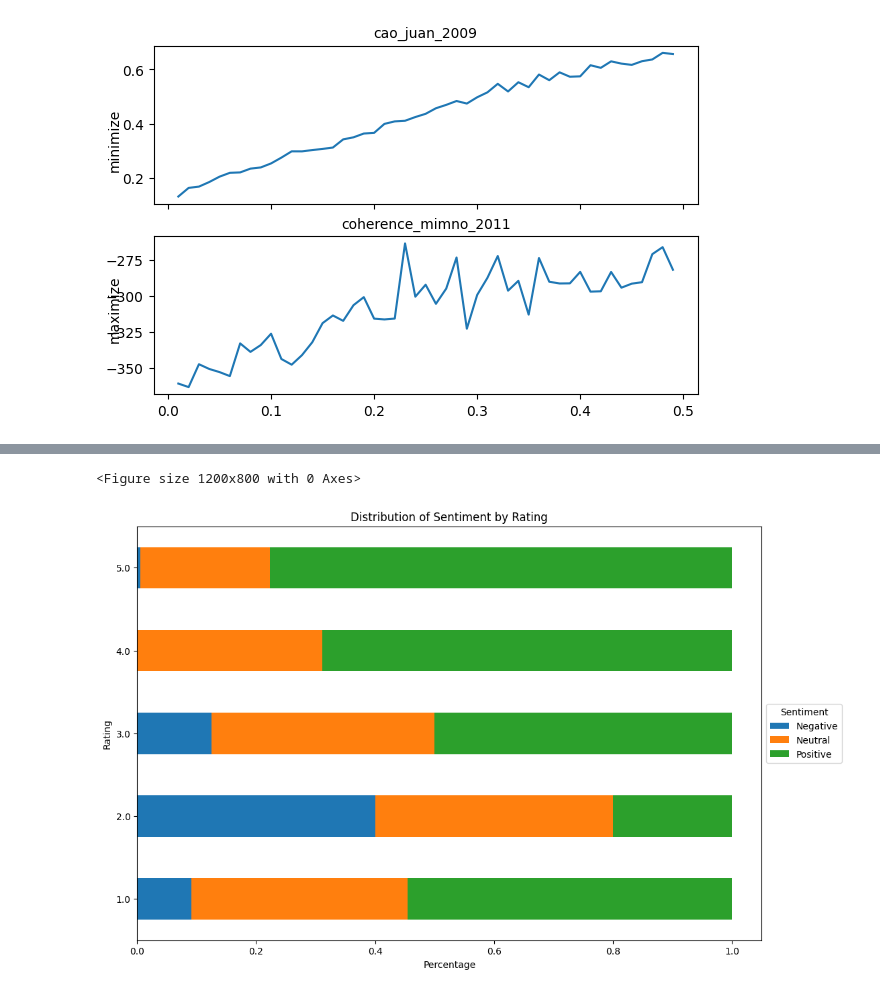
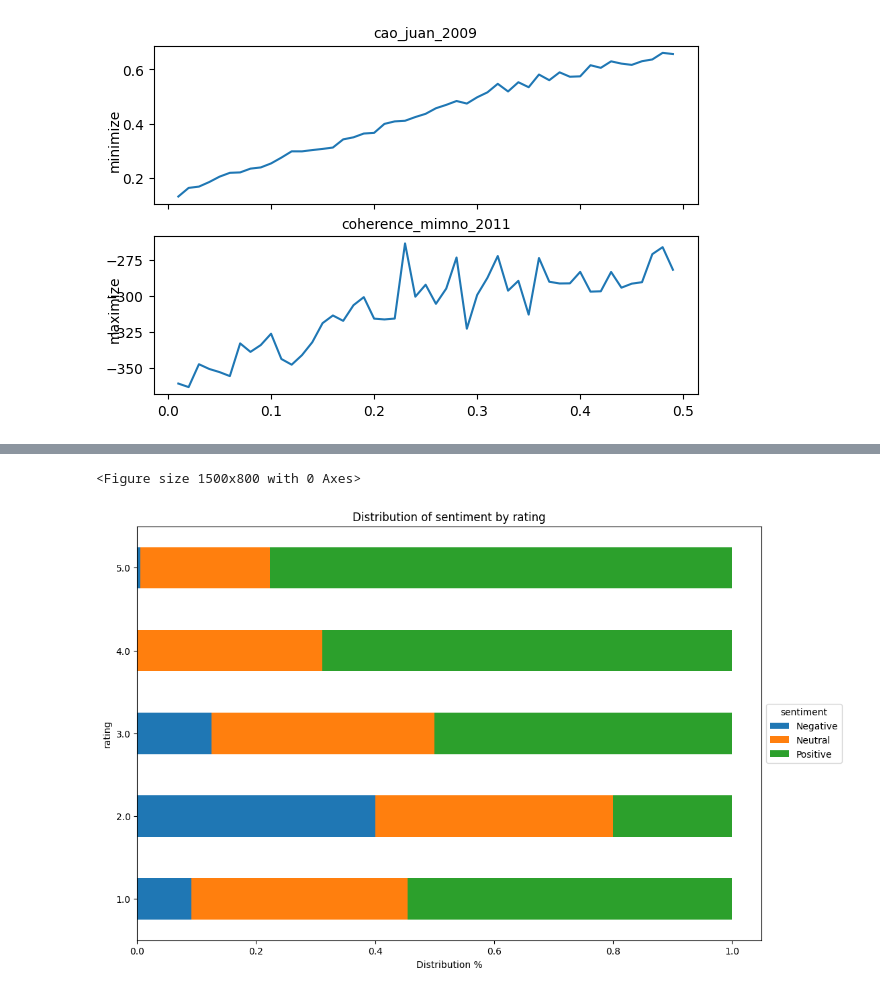
Before and after one commit to iffigueroa/text-marketing-analytics, a Jupyter notebook: dtsa_5799_unsupervised_text_classification_project.ipynb, the cells around one changed output, grey strips where cells are left out. Saved outputs shown, nothing was run; the diff lists cells and outputs as text; code cells hidden in the pictures.

```diff
--- a/dtsa_5799_unsupervised_text_classification_project.ipynb
+++ b/dtsa_5799_unsupervised_text_classification_project.ipynb
@@ -442,14 +620,5 @@ documentclassifications.head(10)
-# %%
-sentiment_counts = documentclassifications.groupby(['rating', 'sentiment']).size().unstack(fill_value=0)
-normalized_sentiment_counts = sentiment_counts.div(sentiment_counts.sum(axis=1), axis=0)
-
-plt.figure(figsize=(12, 8))
-normalized_sentiment_counts.plot(kind='barh', stacked=True, figsize=(12, 8))
-plt.xlabel('Percentage')
-plt.ylabel('Rating')
-plt.title('Distribution of Sentiment by Rating')
-plt.legend(title='Sentiment', loc='center left', bbox_to_anchor=(1, 0.5))
-plt.show()
-# %% [output]
-<Figure size 1200x800 with 0 Axes>
-[figure, removed]
+# %%
+result_df = create_grouped_stacked_chart(documentclassifications, 'sentiment', 'rating', sorted=False)
+# %% [output]
+<Figure size 1500x800 with 0 Axes>
+[figure, added]
```
Also changed, not shown: parts of 47 cells of this notebook.
